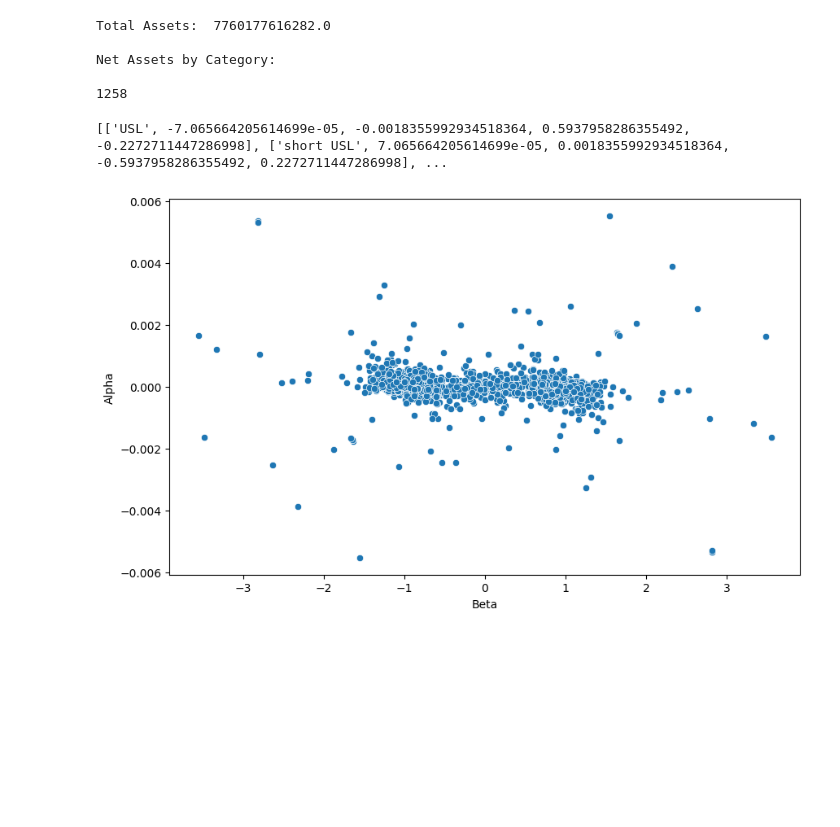
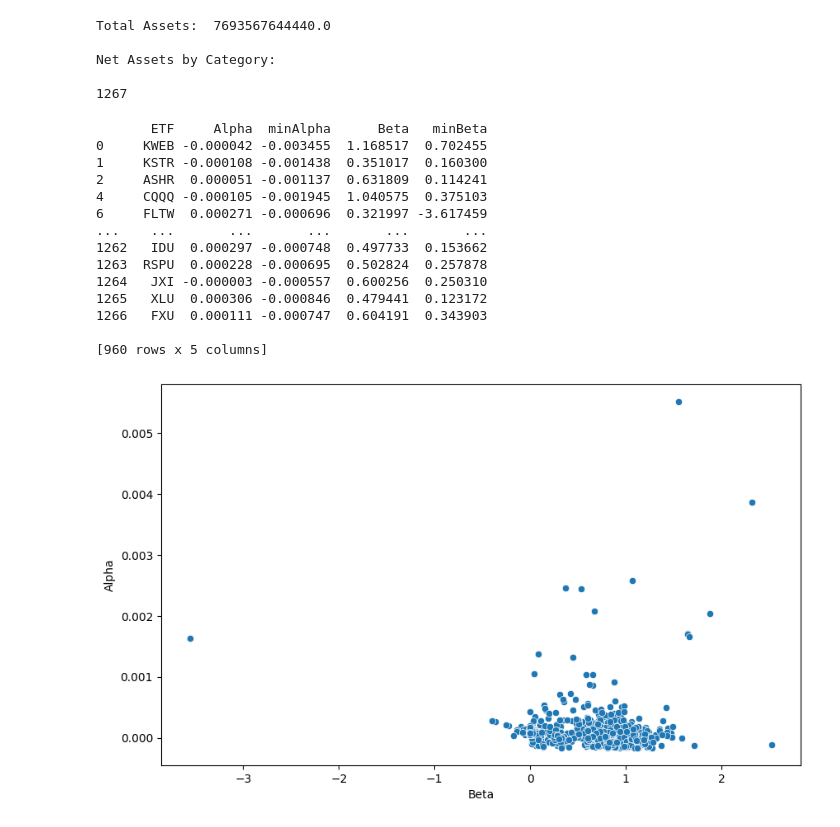
Before and after one commit to 13141440/ETF_choosing, a Jupyter notebook: code/chooseETF.ipynb, the cells around one changed output. Cells and saved outputs as stored; diff of their text form; code cells hidden in the pictures; blank space fills up the shorter version.

Commit message:
change alphaBeta

```diff
--- a/code/chooseETF.ipynb
+++ b/code/chooseETF.ipynb
@@ -132,7 +137,7 @@ def filter_fund(df,categorys):
 
     if(method==1):
         # 第一步：计算全局的 Assets 后 10% 阈值
-        global_threshold = filtered_df['Assets'].quantile(0.10)
+        global_threshold = filtered_df['Assets'].quantile(0.1)
 
         # 第二步：对每个 Category 计算 Assets 后 25% 的阈值
         category_thresholds = filtered_df.groupby('Category')['Assets'].transform(lambda x: x.quantile(0.25))
@@ -141,7 +146,7 @@ def filter_fund(df,categorys):
         filtered_df = filtered_df[~((filtered_df['Assets'] <= category_thresholds) | (df['Assets'] <= global_threshold))]
 
 
-    filtered_df = filtered_df[~filtered_df['Category'].str.contains('Leverage', na=False)]
+    # filtered_df = filtered_df[~filtered_df['Category'].str.contains('Leverage', na=False)]
     filtered_df.to_csv("../data/filter_fund.csv")
 
     filtered_df["Symbol"].to_csv("../data/ETF1s.csv",index=False)
@@ -152,11 +157,11 @@ categorys=category_assets(firstDF)
 print(len(secondDF))
 secondDF["Symbol"].to_csv("./ETF2.csv",index=False)
 # %% [output]
-Total Assets:  7760177616282.0
+Total Assets:  7693567644440.0
 
 Net Assets by Category:
 
-1258
+1267
 # %%
 # linear_regression(SPY,ETF)
 # find alpha and beta and 皮尔逊相关系数
@@ -297,16 +302,19 @@ def calculate_alpha_beta_val(alphaBeta):
 # %%
 def chooseGoodAlpha(df):
     goodETFs=[]
+    errorETFS=[]
     SPYETF=pd.read_csv("../data/daily_data/SPY_daily.csv")
     for etf in df["Symbol"]:
         try :
             dfETF=pd.read_csv("../data/daily_data/"+etf+"_daily.csv")
         except Exception as e:
+            errorETFS.append("\""+etf+"\"")
             print("Error: ",etf)
             print(e)
             continue
         if len(dfETF)<10:
             print("Empty: ",etf)
+            errorETFS.append("\""+etf+"\"")
             continue
         # print(etf)
         # print(len(dfETF))
@@ -316,25 +324,58 @@ def chooseGoodAlpha(df):
 
         AlphaScore,minAlpha,BetaScore,minBeta=calculate_alpha_beta_val(alphaBeta)
         goodETFs.append([etf,AlphaScore,minAlpha,BetaScore,minBeta])
-        goodETFs.append(['short '+etf,-AlphaScore,-minAlpha,-BetaScore,-minBeta])
+        # goodETFs.append(['short '+etf,-AlphaScore,-minAlpha,-BetaScore,-minBeta])
 
 
-
+    errorETFS=pd.DataFrame(errorETFS,columns=['Symbol'])
+    errorETFS.to_csv("../data/errorETFs.csv",index=False)
     return goodETFs
 
 alphaBeta=chooseGoodAlpha(secondDF)
+# %%
+def selectAlphaBeta(alphaBeta):
+    alphaBetaDF=pd.DataFrame(alphaBeta,columns=['ETF','Alpha','minAlpha','Beta','minBeta'])
+    alphaBetaDF=alphaBetaDF[alphaBetaDF['ETF']!="MSTZ"]
+
+    # 1. 筛选出 Beta > 0 的行
+    filtered_df = alphaBetaDF[alphaBetaDF["Beta"] > 0]
+
+    # 2. 计算 Alpha 的分位数（后 25% 的阈值）
+    quantile_25 = filtered_df["Alpha"].quantile(0.25)
+
+    # 3. 筛选出 Alpha 大小在后 25% 的行
+    to_remove = filtered_df[filtered_df["Alpha"] <= quantile_25]
+
+    # 4. 从原 DataFrame 中删除这些行
+    alphaBetaDF = alphaBetaDF.drop(index=to_remove.index)
+    return alphaBetaDF
+# %%
+alphaBetaDF=selectAlphaBeta(alphaBeta)
 # %%
-print(alphaBeta)
-def drawAlphaBeta(alphaBeta):
-    alphaBetaDF=pd.DataFrame(alphaBeta,columns=['ETF','Alpha','minAlpha','Beta','minBeta'])
+print(alphaBetaDF)
+def drawAlphaBeta(alphaBetaDF):
+
     alphaBetaDF.to_csv("../data/alphaBeta.csv")
     plt.figure(figsize=(10, 6))
     # sns.scatterplot(x='',y='Alpha',data=alphaBetaDF)
     sns.scatterplot(x='Beta',y='Alpha',data=alphaBetaDF)
-drawAlphaBeta(alphaBeta)
+drawAlphaBeta(alphaBetaDF)
 # %% [output]
-[['USL', -7.065664205614699e-05, -0.0018355992934518364, 0.5937958286355492, -0.2272711447286998], ['short USL', 7.065664205614699e-05, 0.0018355992934518364, -0.5937958286355492, 0.2272711447286998], ...
+       ETF     Alpha  minAlpha      Beta   minBeta
+0     KWEB -0.000042 -0.003455  1.168517  0.702455
+1     KSTR -0.000108 -0.001438  0.351017  0.160300
+2     ASHR  0.000051 -0.001137  0.631809  0.114241
+4     CQQQ -0.000105 -0.001945  1.040575  0.375103
+6     FLTW  0.000271 -0.000696  0.321997 -3.617459
+...    ...       ...       ...       ...       ...
+1262   IDU  0.000297 -0.000748  0.497733  0.153662
+1263  RSPU  0.000228 -0.000695  0.502824  0.257878
+1264   JXI -0.000003 -0.000557  0.600256  0.250310
+1265   XLU  0.000306 -0.000846  0.479441  0.123172
+1266   FXU  0.000111 -0.000747  0.604191  0.343903
+
+[960 rows x 5 columns]
-[figure, old version]
+[figure, new version]
 # %%
 def findObnormal(alphaBeta):
     alphaBetaDF=pd.DataFrame(alphaBeta,columns=['ETF','Alpha','minAlpha','Beta','minBeta'])
```
Also changed, not shown: parts of 7 cells of this notebook.
